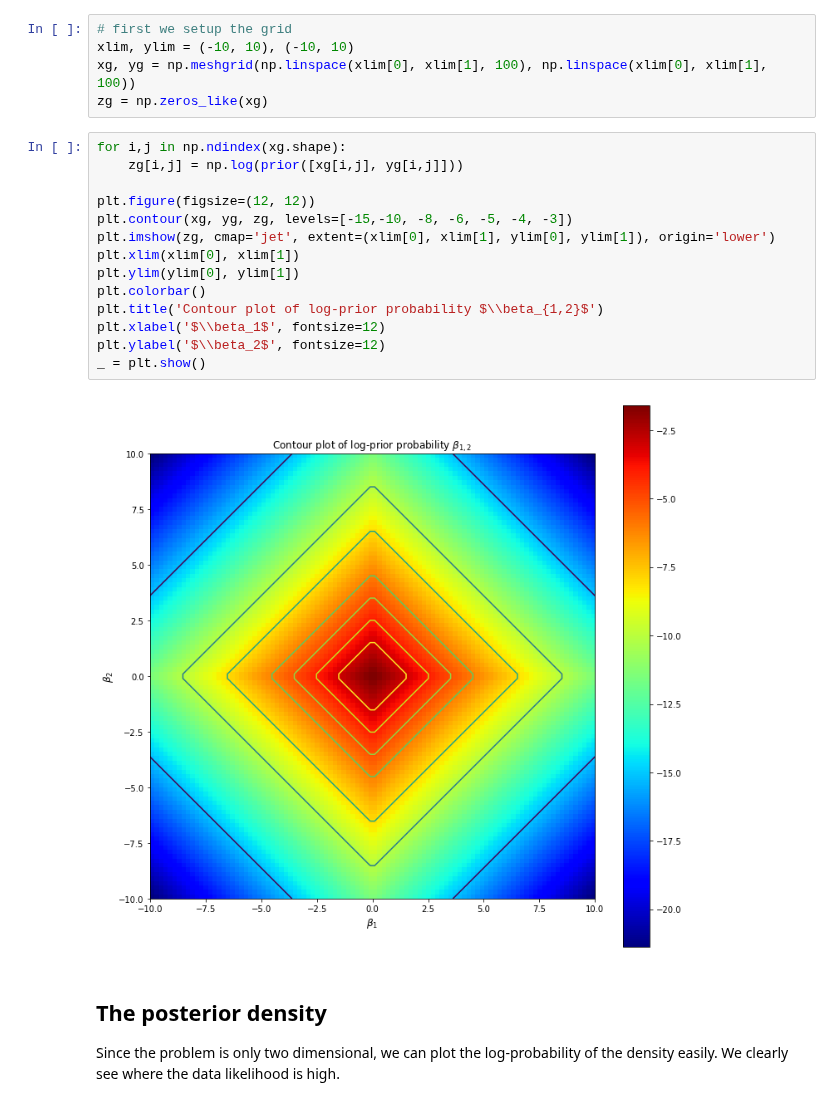
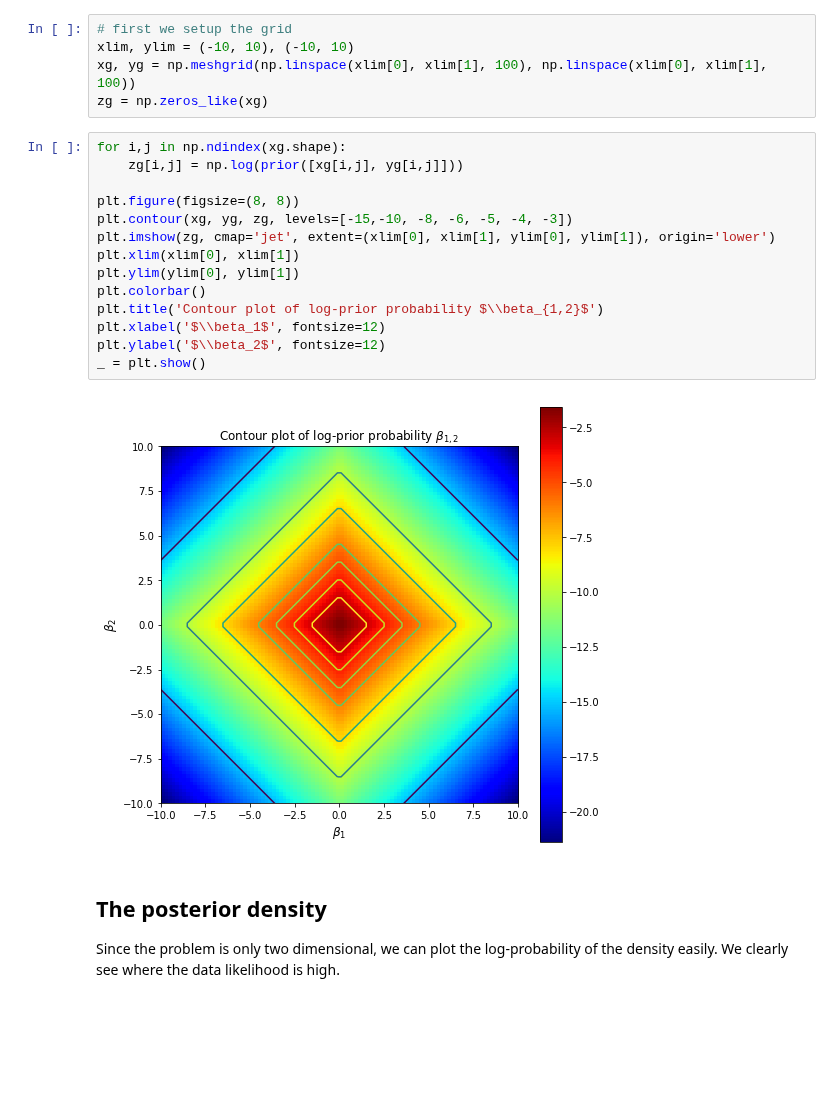
Before and after one commit to fonnesbeck/PyMC3_DataScienceLA, a Jupyter notebook: notebooks/3d. MC in more than one dimension.ipynb, the cells around one changed output. Saved outputs shown, nothing was run; the diff lists cells and outputs as text; blank space fills up the shorter version.

Commit message:
reduced size of plots in notebook 3d

```diff
--- a/notebooks/3d. MC in more than one dimension.ipynb
+++ b/notebooks/3d. MC in more than one dimension.ipynb
@@ -107,19 +107,19 @@ zg = np.zeros_like(xg)
 # %%
 for i,j in np.ndindex(xg.shape):
     zg[i,j] = np.log(prior([xg[i,j], yg[i,j]]))
 
-plt.figure(figsize=(12, 12))
+plt.figure(figsize=(8, 8))
 plt.contour(xg, yg, zg, levels=[-15,-10, -8, -6, -5, -4, -3])
 plt.imshow(zg, cmap='jet', extent=(xlim[0], xlim[1], ylim[0], ylim[1]), origin='lower')
 plt.xlim(xlim[0], xlim[1])
 plt.ylim(ylim[0], ylim[1])
 plt.colorbar()
 plt.title('Contour plot of log-prior probability $\\beta_{1,2}$')
 plt.xlabel('$\\beta_1$', fontsize=12)
 plt.ylabel('$\\beta_2$', fontsize=12)
 _ = plt.show()
 # %% [output]
-[figure, old version]
+[figure, new version]
 # %% [markdown]
 ## The posterior density
 Since the problem is only two dimensional, we can plot the log-probability of the density easily.  We clearly see where the data likelihood is high.
```
Also changed, not shown: parts of 2 cells of this notebook.
